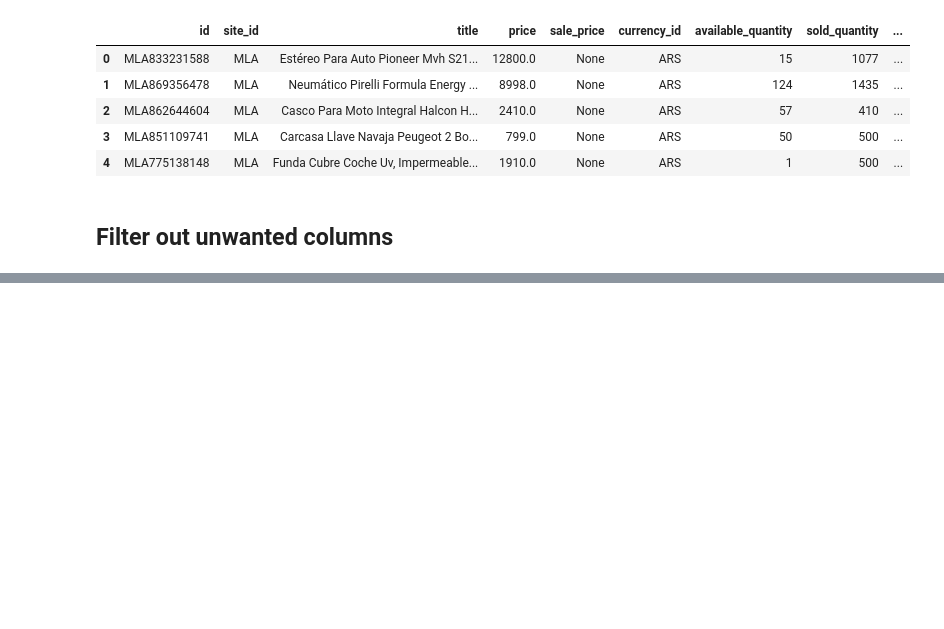
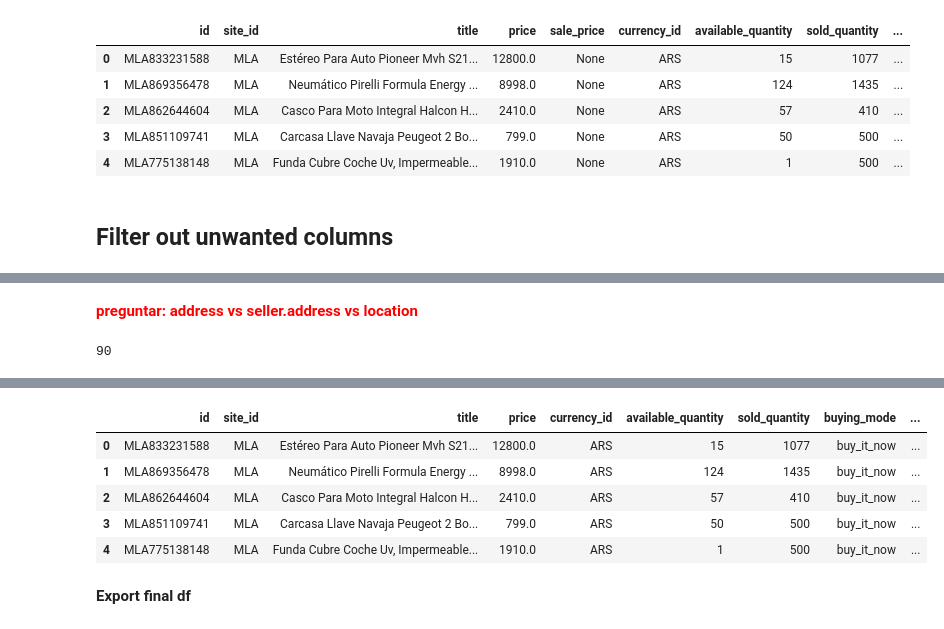
Before and after one commit to onofricamila/DSChallengeMELI, a Jupyter notebook: (1) Exploracion y analisis/EDA Publicaciones con descuento.ipynb, the cells around one changed output, grey strips where cells are left out. Saved outputs shown, nothing was run; the diff lists cells and outputs as text; code cells hidden in the pictures; blank space fills up the shorter version.

Commit message:
se manipula el df inicial: nuevas columnas, subset, persistencia en csv

```diff
--- a/(1) Exploracion y analisis/EDA Publicaciones con descuento.ipynb
+++ b/(1) Exploracion y analisis/EDA Publicaciones con descuento.ipynb
@@ -287,0 +449,2 @@ columns = [
+# %% [markdown]
+<p style="color:red; font-weight: bold">preguntar: address vs seller.address vs location</p>
@@ -288,4 +544,8 @@ columns = [
+# %%
+len(columns)
+# %% [output]
+90
 # %%
-df_final = df.copy()[[columns]] # drop by name: df1 = df1.drop(['B', 'C'], axis=1)
+df_final = df.copy()[columns]
 df_final.head()
 # %% [output]
@@ -292,0 +552,6 @@ SyntaxError: invalid syntax (<ipython-input-140-9c78185c7a7a>, line 1)
+|  | id | site_id | title | price | currency_id | available_quantity | sold_quantity | buying_mode | ... |
+| 0 | MLA833231588 | MLA | Estéreo Para Auto Pioneer Mvh S21... | 12800.0 | ARS | 15 | 1077 | buy_it_now | ... |
+| 1 | MLA869356478 | MLA | Neumático Pirelli Formula Energy ... | 8998.0 | ARS | 124 | 1435 | buy_it_now | ... |
+| 2 | MLA862644604 | MLA | Casco Para Moto Integral Halcon H... | 2410.0 | ARS | 57 | 410 | buy_it_now | ... |
+| 3 | MLA851109741 | MLA | Carcasa Llave Navaja Peugeot 2 Bo... | 799.0 | ARS | 50 | 500 | buy_it_now | ... |
+| 4 | MLA775138148 | MLA | Funda Cubre Coche Uv, Impermeable... | 1910.0 | ARS | 1 | 500 | buy_it_now | ... |
@@ -294,0 +558,2 @@ test
+# %% [markdown]
+**Export final df**
```
Also changed, not shown: parts of 28 cells of this notebook, 1 other file.
